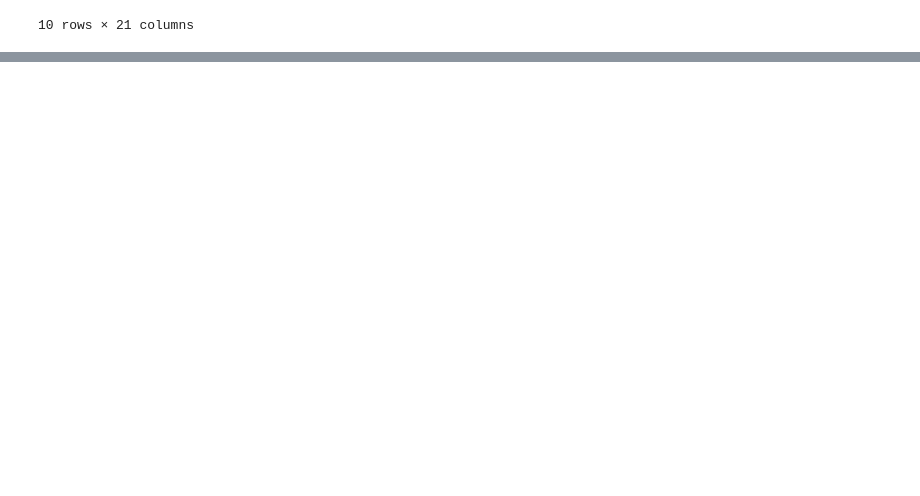
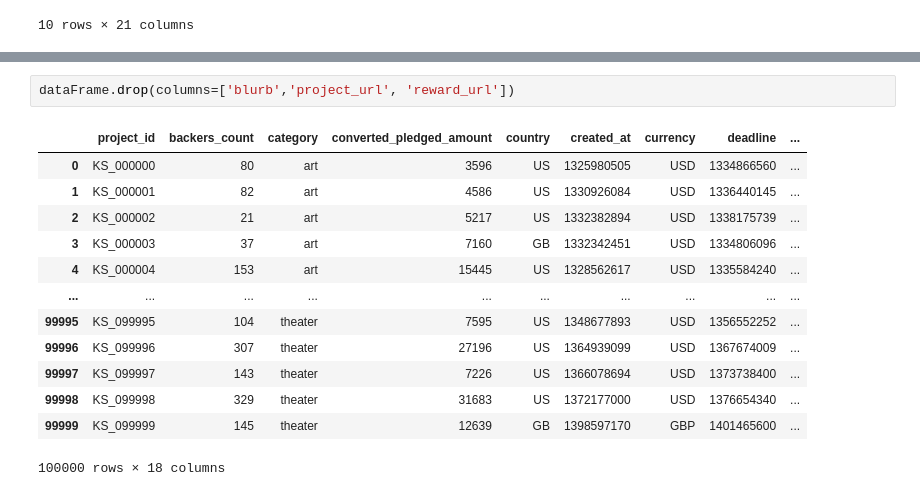
Before and after one commit to d-istratii/DataScienceVU, a Jupyter notebook: model.ipynb, the cells around one changed output, grey strips where cells are left out. Cells and saved outputs as stored; diff of their text form; blank space fills up the shorter version.

```diff
--- a/model.ipynb
+++ b/model.ipynb
@@ -56,0 +147,16 @@ Name: backers_count, dtype: float64
+# %%
+dataFrame.drop(columns=['blurb','project_url', 'reward_url'])
+# %% [output]
+|  | project_id | backers_count | category | converted_pledged_amount | country | created_at | currency | deadline | ... |
+| 0 | KS_000000 | 80 | art | 3596 | US | 1325980505 | USD | 1334866560 | ... |
+| 1 | KS_000001 | 82 | art | 4586 | US | 1330926084 | USD | 1336440145 | ... |
+| 2 | KS_000002 | 21 | art | 5217 | US | 1332382894 | USD | 1338175739 | ... |
+| 3 | KS_000003 | 37 | art | 7160 | GB | 1332342451 | USD | 1334806096 | ... |
+| 4 | KS_000004 | 153 | art | 15445 | US | 1328562617 | USD | 1335584240 | ... |
+| ... | ... | ... | ... | ... | ... | ... | ... | ... | ... |
+| 99995 | KS_099995 | 104 | theater | 7595 | US | 1348677893 | USD | 1356552252 | ... |
+| 99996 | KS_099996 | 307 | theater | 27196 | US | 1364939099 | USD | 1367674009 | ... |
+| 99997 | KS_099997 | 143 | theater | 7226 | US | 1366078694 | USD | 1373738400 | ... |
+| 99998 | KS_099998 | 329 | theater | 31683 | US | 1372177000 | USD | 1376654340 | ... |
+| 99999 | KS_099999 | 145 | theater | 12639 | GB | 1398597170 | GBP | 1401465600 | ... |
+100000 rows × 18 columns
```
Also changed, not shown: parts of 29 cells of this notebook.
